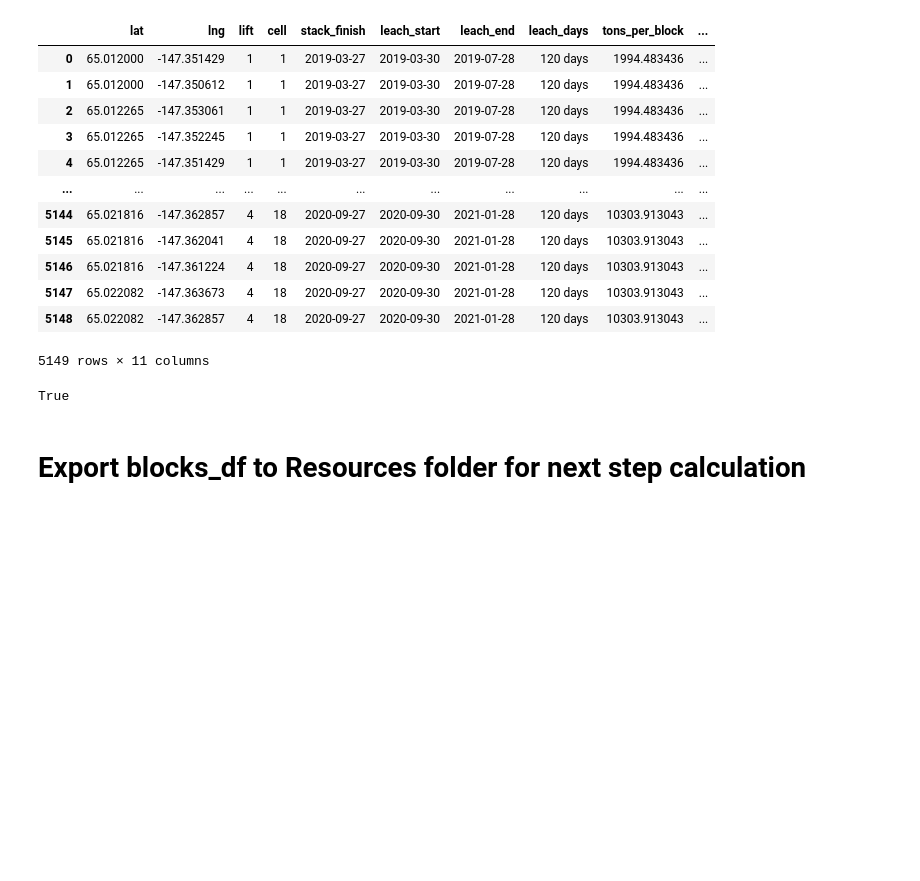
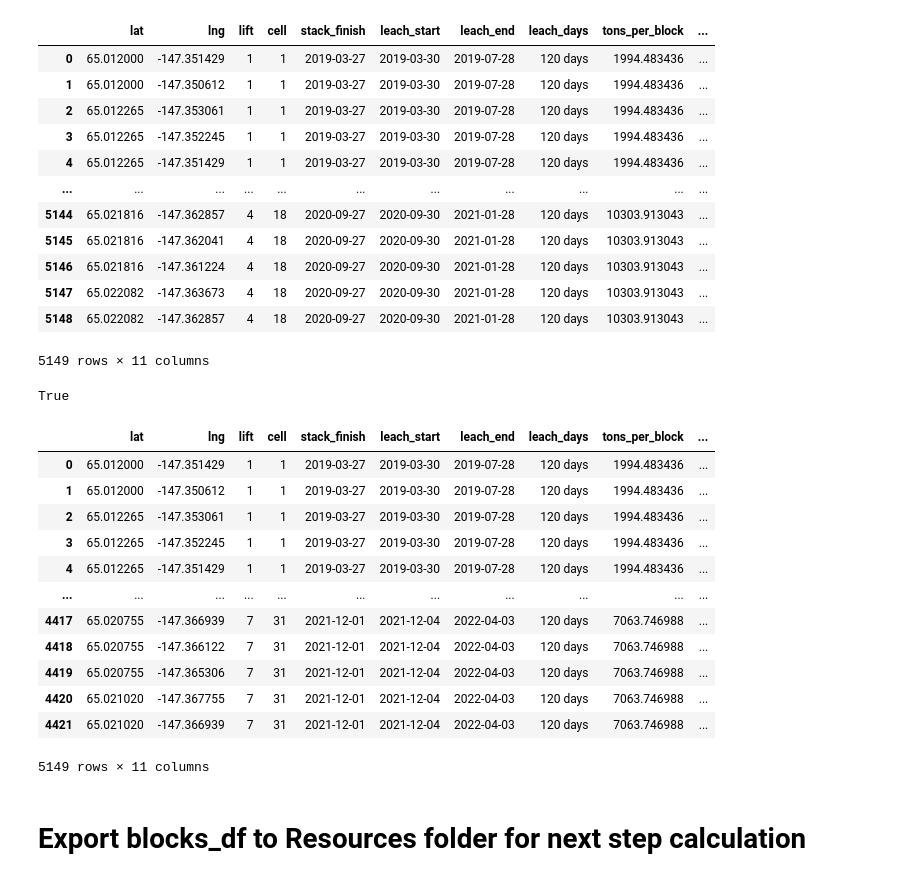
Before and after one commit to ChiefMetDing/FK_HL_Model_Remake, a Jupyter notebook: Scripts/py/cells_to_blocks.ipynb, the cells around one changed output. Saved outputs shown, nothing was run; the diff lists cells and outputs as text; code cells hidden in the pictures; blank space fills up the shorter version.

```diff
--- a/Scripts/py/cells_to_blocks.ipynb
+++ b/Scripts/py/cells_to_blocks.ipynb
@@ -120,6 +120,23 @@ blocks_df
 blocks_df['ounces_per_block'].sum()==cells['ounces'].sum() and blocks_df['tons_per_block'].sum()==cells['tons'].sum()
 # %% [output]
 True
+# %%
+blocks_df.sort_values(['lift','lat','lng'],inplace=True)
+blocks_df
+# %% [output]
+|  | lat | lng | lift | cell | stack_finish | leach_start | leach_end | leach_days | tons_per_block | ... |
+| 0 | 65.012000 | -147.351429 | 1 | 1 | 2019-03-27 | 2019-03-30 | 2019-07-28 | 120 days | 1994.483436 | ... |
+| 1 | 65.012000 | -147.350612 | 1 | 1 | 2019-03-27 | 2019-03-30 | 2019-07-28 | 120 days | 1994.483436 | ... |
+| 2 | 65.012265 | -147.353061 | 1 | 1 | 2019-03-27 | 2019-03-30 | 2019-07-28 | 120 days | 1994.483436 | ... |
+| 3 | 65.012265 | -147.352245 | 1 | 1 | 2019-03-27 | 2019-03-30 | 2019-07-28 | 120 days | 1994.483436 | ... |
+| 4 | 65.012265 | -147.351429 | 1 | 1 | 2019-03-27 | 2019-03-30 | 2019-07-28 | 120 days | 1994.483436 | ... |
+| ... | ... | ... | ... | ... | ... | ... | ... | ... | ... | ... |
+| 4417 | 65.020755 | -147.366939 | 7 | 31 | 2021-12-01 | 2021-12-04 | 2022-04-03 | 120 days | 7063.746988 | ... |
+| 4418 | 65.020755 | -147.366122 | 7 | 31 | 2021-12-01 | 2021-12-04 | 2022-04-03 | 120 days | 7063.746988 | ... |
+| 4419 | 65.020755 | -147.365306 | 7 | 31 | 2021-12-01 | 2021-12-04 | 2022-04-03 | 120 days | 7063.746988 | ... |
+| 4420 | 65.021020 | -147.367755 | 7 | 31 | 2021-12-01 | 2021-12-04 | 2022-04-03 | 120 days | 7063.746988 | ... |
+| 4421 | 65.021020 | -147.366939 | 7 | 31 | 2021-12-01 | 2021-12-04 | 2022-04-03 | 120 days | 7063.746988 | ... |
+5149 rows × 11 columns
 # %% [markdown]
 # Export blocks_df to Resources folder for next step calculation
 # %%
```
Also changed, not shown: 3 other files.
